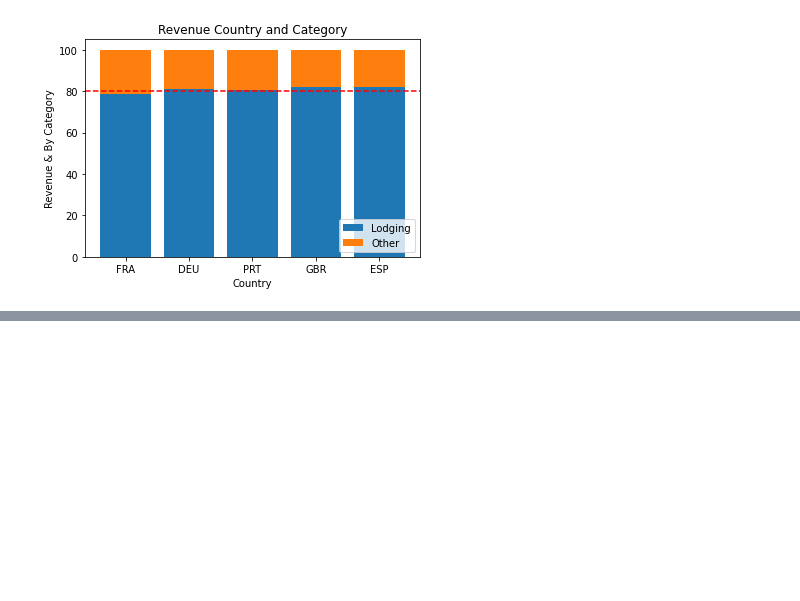
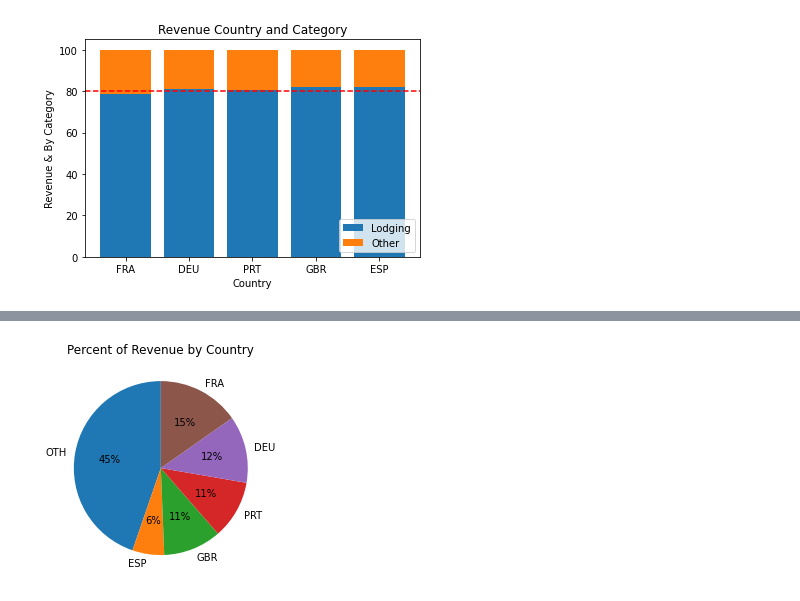
Before and after one commit to naruhikohama/dataviz-python, a Jupyter notebook: assignments.ipynb, the cells around one changed output, grey strips where cells are left out. Cells and saved outputs as stored; diff of their text form; code cells hidden in the pictures; blank space fills up the shorter version.

Commit message:
pie charts assignment

```diff
--- a/assignments.ipynb
+++ b/assignments.ipynb
@@ -220,0 +223,9 @@ plt.show()
+# %%
+country_rev = (
+    hotels
+    .groupby('Nationality')
+    .agg({'LodgingRevenue':'sum'})
+    .sort_values('LodgingRevenue', ascending=False)
+)
+
+country_rev
@@ -220,0 +257,5 @@ plt.show()
+# %%
+pie_data = (
+    pd.concat([country_rev.iloc[:5],
+              pd.DataFrame({'LodgingRevenue': country_rev.iloc[5:, 0].sum()}, index=['OTH'])])
+).iloc[::-1]
@@ -220,0 +272,13 @@ plt.show()
+# %%
+fig, ax = plt.subplots()
+
+ax.pie(pie_data['LodgingRevenue'],
+       startangle=90,
+       labels=pie_data.index,
+       autopct='%.0f%%')
+
+ax.set_title('Percent of Revenue by Country')
+
+plt.show()
+# %% [output]
+[figure, added]
```
Also changed, not shown: parts of 5 cells of this notebook.
